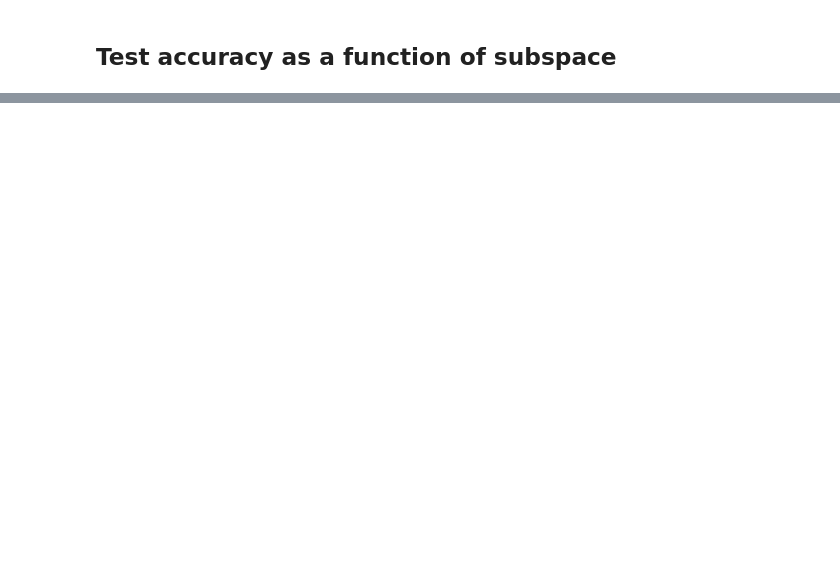
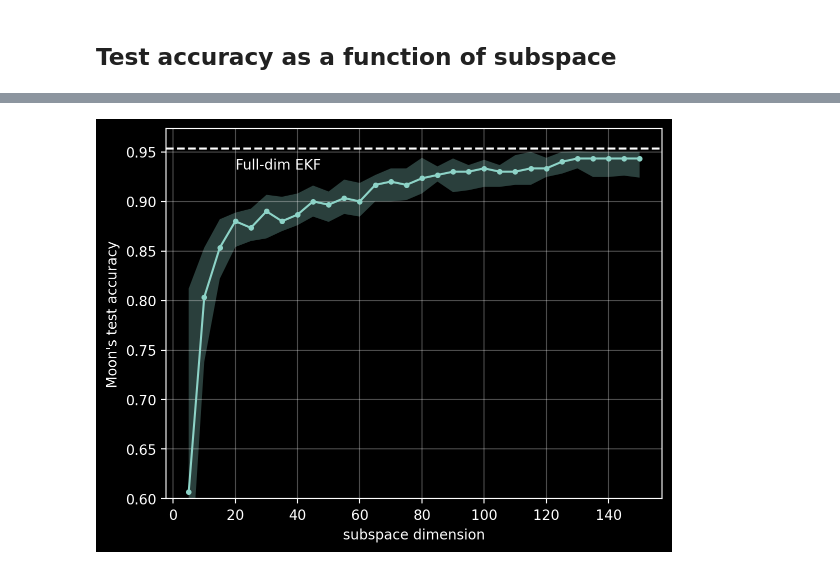
Before and after one commit to gerdm/online-bnn-talk, a Jupyter notebook: notebooks/05-subspace-bnn.ipynb, the cells around one changed output, grey strips where cells are left out. Drawn from its saved outputs; the diff is of its cells as text; code cells hidden in the pictures; blank space fills up the shorter version.

```diff
--- a/notebooks/05-subspace-bnn.ipynb
+++ b/notebooks/05-subspace-bnn.ipynb
@@ -153,0 +143,4 @@ plt.grid(alpha=0.3)
+# %%
+yhat = jax.nn.sigmoid(agent.link_fn(bel.mean, X_test)) > 0.5
+acc_full = (y_test == yhat.ravel()).mean().item()
+acc_full
@@ -153,0 +183,19 @@ plt.grid(alpha=0.3)
+# %%
+fig, ax = plt.subplots()
+
+vmin = results.quantile(0.1, axis=1)
+vmax = results.quantile(0.9, axis=1)
+
+results.quantile(axis=1).plot(ax=ax, marker="o", markersize=3)
+ax.fill_between(results.index, vmin, vmax, alpha=0.3)
+ax.axhline(y=acc_full, linestyle="--")
+ax.text(20, acc_full * (1 - 0.01), "Full-dim EKF", verticalalignment="top")
+
+_, ymax = plt.ylim()
+plt.ylim(0.6, ymax)
+
+plt.xlabel("subspace dimension")
+plt.ylabel("Moon's test accuracy")
+plt.grid(alpha=0.3)
+# %% [output]
+[figure, added]
```
Also changed, not shown: parts of 16 cells of this notebook.
